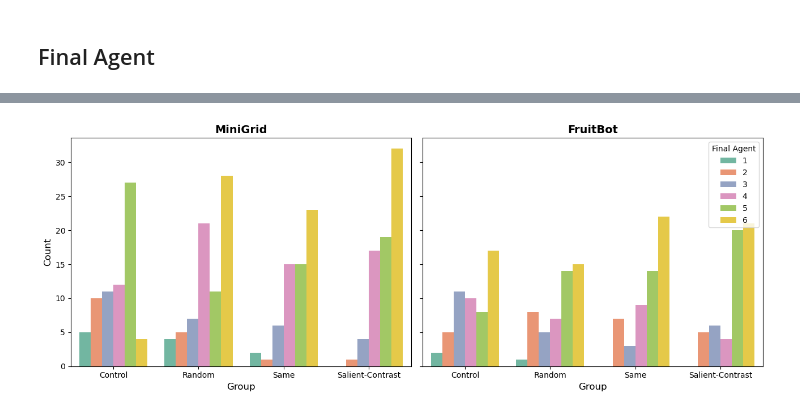
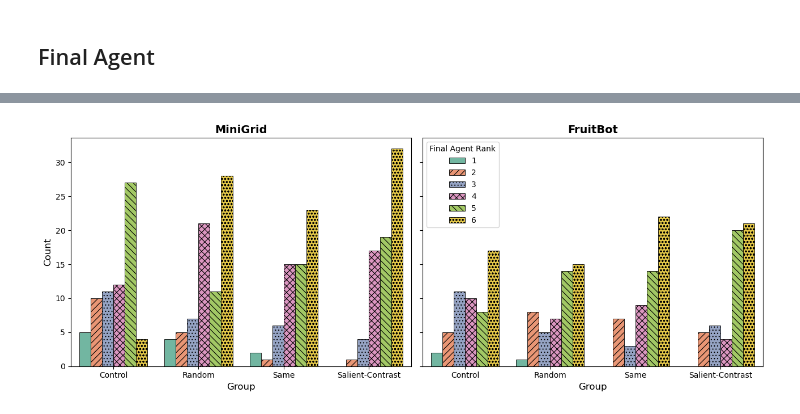
Before and after one commit to matansol/dpu_fruitbot, a Jupyter notebook: experiments/combined_results/paper data/Assessment-Loop plots.ipynb, the cells around one changed output, grey strips where cells are left out. Cells and saved outputs as stored; diff of their text form; code cells hidden in the pictures.

```diff
--- a/experiments/combined_results/paper data/Assessment-Loop plots.ipynb
+++ b/experiments/combined_results/paper data/Assessment-Loop plots.ipynb
@@ -503,7 +456,8 @@ def plot_correct_choice_by_update_direction(choices_results, correct_choice_type
                 test_type=mannwhitneyu_type,
             )
 # %%
-plot_correct_choice_by_update_direction(choices_results, 'good_choice_local', 'improved_from_prev_feedback', mannwhitneyu_type='less')
+plot_correct_choice_by_update_direction(choices_results, 'good_choice_local', 'improved_from_prev_feedback',
+                                        mannwhitneyu_type='less', save_path='correct_choice_local_by_update_direction')
 # %% [output]
 Bar values for MiniGrid (good_choice_local):
 group_label   Same  Salient-Contrast
@@ -533,7 +487,8 @@ Salient-Contrast    48
          group_1 group_2     U      p
 Salient-Contrast    Same 887.0 0.0044
 # %%
-plot_correct_choice_by_update_direction(choices_results, 'good_choice_global', 'improved_from_prev_mean', mannwhitneyu_type='greater')
+plot_correct_choice_by_update_direction(choices_results, 'good_choice_global', 'improved_from_prev_mean',
+                                        mannwhitneyu_type='greater', save_path='correct_choice_generalized_by_update_direction')
 # %% [output]
 Bar values for MiniGrid (good_choice_global):
 group_label   Same  Salient-Contrast
@@ -727,11 +543,11 @@ for y_column in satisfaction_list[:]:
     print(user_question_mapping[y_column])
     user_results_p = user_results[user_results[y_column].notnull()].copy()
     user_results_p[y_column] = user_results_p[y_column].astype(int)
-    plot_barplot(user_results_p, 'environment', y_column,
-                y_label='Explantation Satisfaction (avg)', palette=colors_palette[1:], hue='group_label', hue_order=group_names[1:],
+    plot_barplot(user_results_p, 'environment', y_column,  #y_label='Explanation Satisfaction (avg)',
+                y_label=y_column, palette=colors_palette[1:], hue='group_label', hue_order=group_names[1:],
                 estimator=lambda x: np.mean(x), save_path=f'{y_column}_by_group.pdf')
     for env in envs:
         print(f"statistic tests for {env} on {y_column}:")
-        mannwhitneyu_test(user_results_p[user_results_p['environment'] == env], y_column, 'group_label', test_type='less')
+        mannwhitneyu_test(user_results_p[user_results_p['environment'] == env], y_column, 'group_label', test_type='two-sided')
     print("\n" + "-"*50 + "\n")
 # %% [output]
@@ -841,41 +741,39 @@ for ax, env in zip(axes, envs):
         .reset_index(name='count')
     )
 
     final_agent_levels = sorted(grouped['final_agent_rank'].dropna().unique())
 
     sns.barplot(
         data=grouped,
         x='group_label',
         y='count',
         hue='final_agent_rank',
         hue_order=final_agent_levels,
         order=group_names,
         palette='Set2',
         ax=ax
     )
 
-    apply_hatches(
-        ax,
-        hue_levels=final_agent_levels,
-        hatch_map=None,
-        use_hatches=USE_HATCHES,
-    )
+    # Grayscale-safe hatch textures: one per final-agent rank (position-based cycle).
+    apply_bar_hatches(ax)
 
     ax.set_title(env, fontsize=14, fontweight='bold')
     ax.set_xlabel('Group', fontsize=12)
     ax.set_ylabel('Count' if env == 'MiniGrid' else '', fontsize=12)
     ax.tick_params(axis='x', rotation=0)
 
 # Keep legend only on Fruitbot (right panel), upper-right
 axes[0].legend_.remove()
 handles, labels = axes[1].get_legend_handles_labels()
-axes[1].legend(handles=handles, labels=labels, title='Final Agent', loc='upper right')
+for handle, hatch in zip(handles, hatch_cycle):
+    style_legend_handle(handle, hatch)
+axes[1].legend(handles=handles, labels=labels, title='Final Agent Rank', loc='upper left')
 
 plt.tight_layout()
 plt.savefig(f"{out_dir}/count_of_final_agent_by_group.pdf", bbox_inches='tight')
 plt.show()
 # %% [output]
-[figure, old version]
+[figure, new version]
 # %%
 # Final agent score by group
 
```
Also changed, not shown: parts of 16 cells of this notebook, 3 other files.
